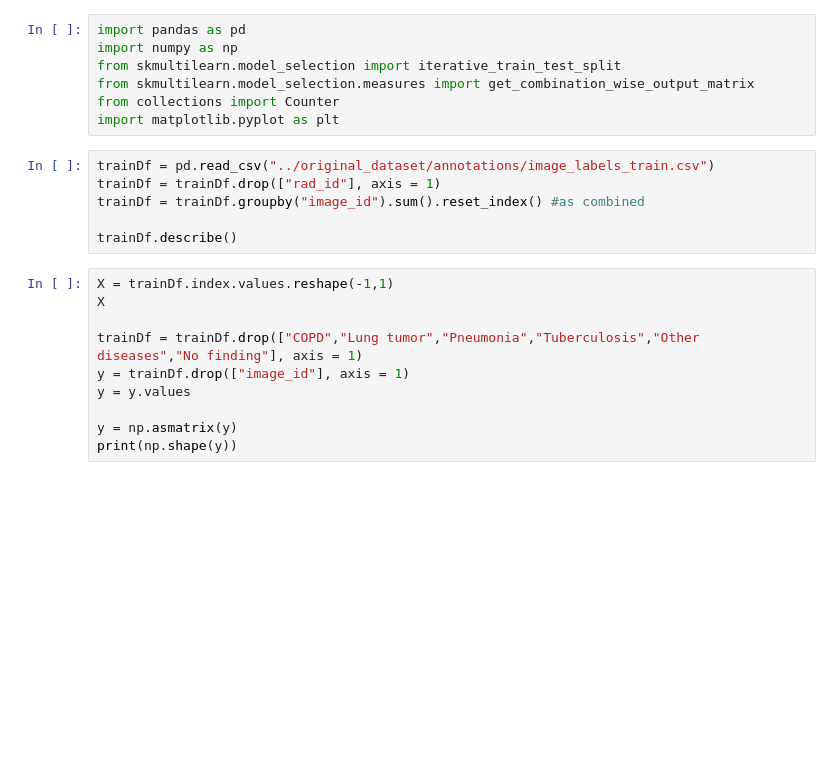
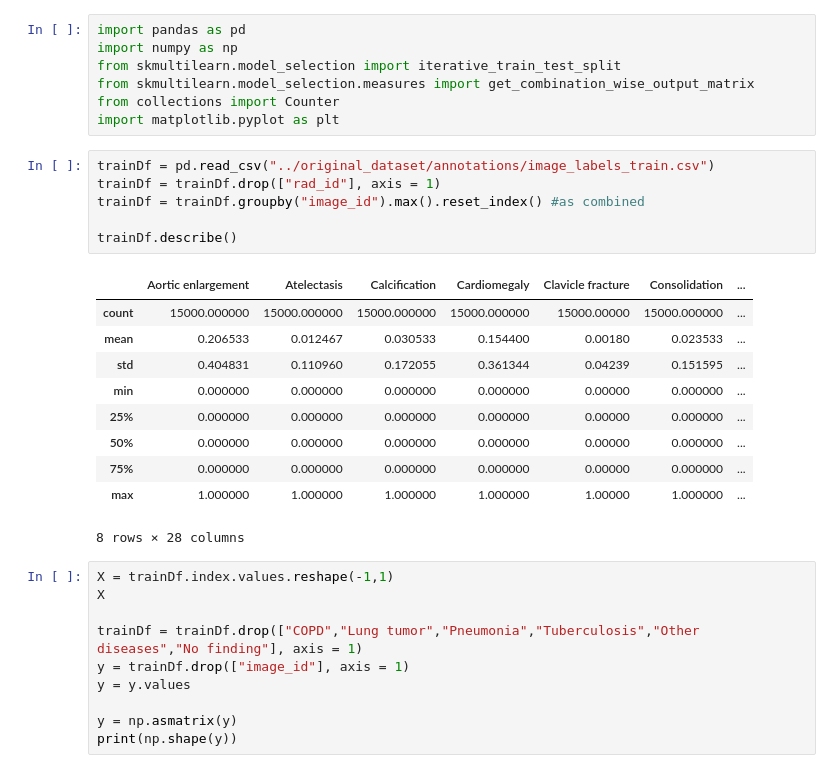
Before and after one commit to kaichenchai/Mini_VinDr_CXR_Dataset, a Jupyter notebook: stratifiedSplit/splitImages.ipynb, the cells around one changed output. Saved outputs shown, nothing was run; the diff lists cells and outputs as text; blank space fills up the shorter version.

```diff
--- a/stratifiedSplit/splitImages.ipynb
+++ b/stratifiedSplit/splitImages.ipynb
@@ -8,9 +8,20 @@ import matplotlib.pyplot as plt
 # %%
 trainDf = pd.read_csv("../original_dataset/annotations/image_labels_train.csv")
 trainDf = trainDf.drop(["rad_id"], axis = 1)
-trainDf = trainDf.groupby("image_id").sum().reset_index() #as combined
+trainDf = trainDf.groupby("image_id").max().reset_index() #as combined
 
 trainDf.describe()
+# %% [output]
+|  | Aortic enlargement | Atelectasis | Calcification | Cardiomegaly | Clavicle fracture | Consolidation | ... |
+| count | 15000.000000 | 15000.000000 | 15000.000000 | 15000.000000 | 15000.00000 | 15000.000000 | ... |
+| mean | 0.206533 | 0.012467 | 0.030533 | 0.154400 | 0.00180 | 0.023533 | ... |
+| std | 0.404831 | 0.110960 | 0.172055 | 0.361344 | 0.04239 | 0.151595 | ... |
+| min | 0.000000 | 0.000000 | 0.000000 | 0.000000 | 0.00000 | 0.000000 | ... |
+| 25% | 0.000000 | 0.000000 | 0.000000 | 0.000000 | 0.00000 | 0.000000 | ... |
+| 50% | 0.000000 | 0.000000 | 0.000000 | 0.000000 | 0.00000 | 0.000000 | ... |
+| 75% | 0.000000 | 0.000000 | 0.000000 | 0.000000 | 0.00000 | 0.000000 | ... |
+| max | 1.000000 | 1.000000 | 1.000000 | 1.000000 | 1.00000 | 1.000000 | ... |
+8 rows × 28 columns
 # %%
 X = trainDf.index.values.reshape(-1,1)
 X
```
Also changed, not shown: parts of 4 cells of this notebook, 6 other files.
